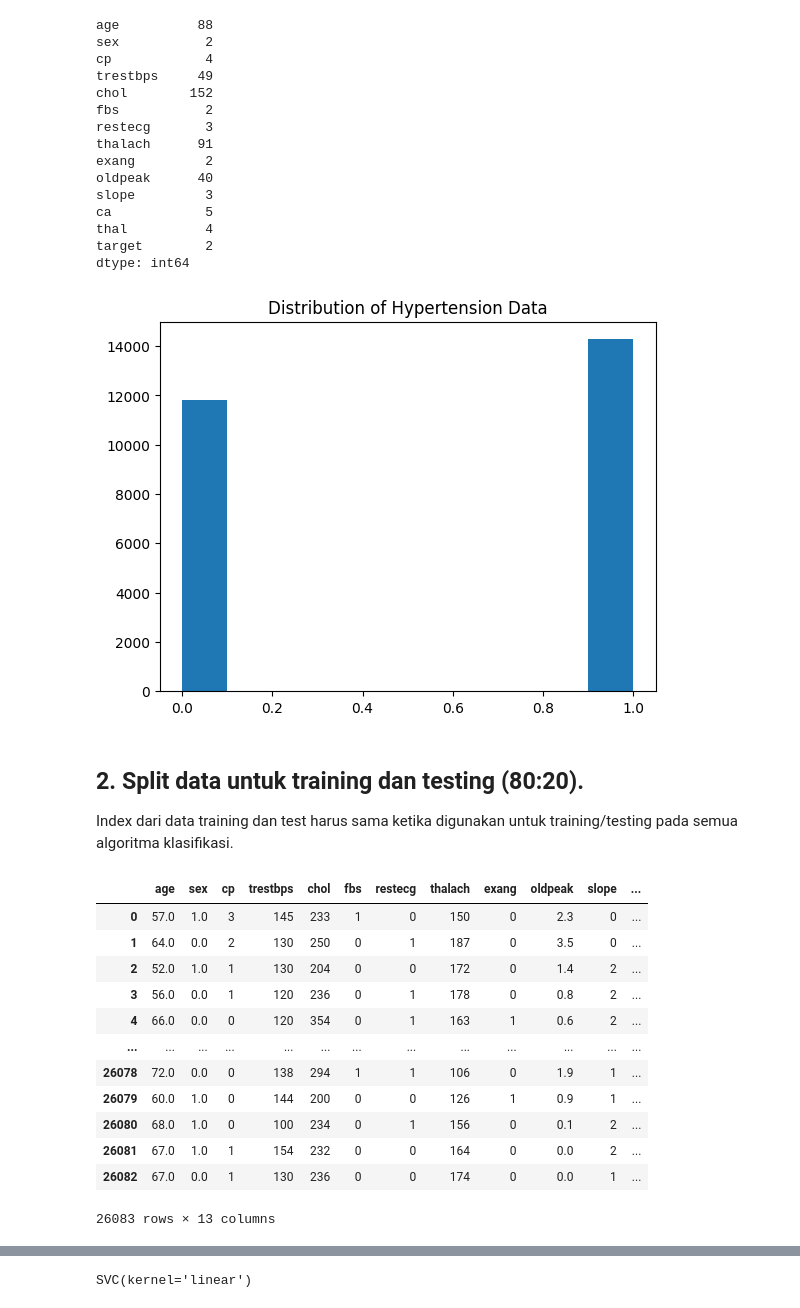
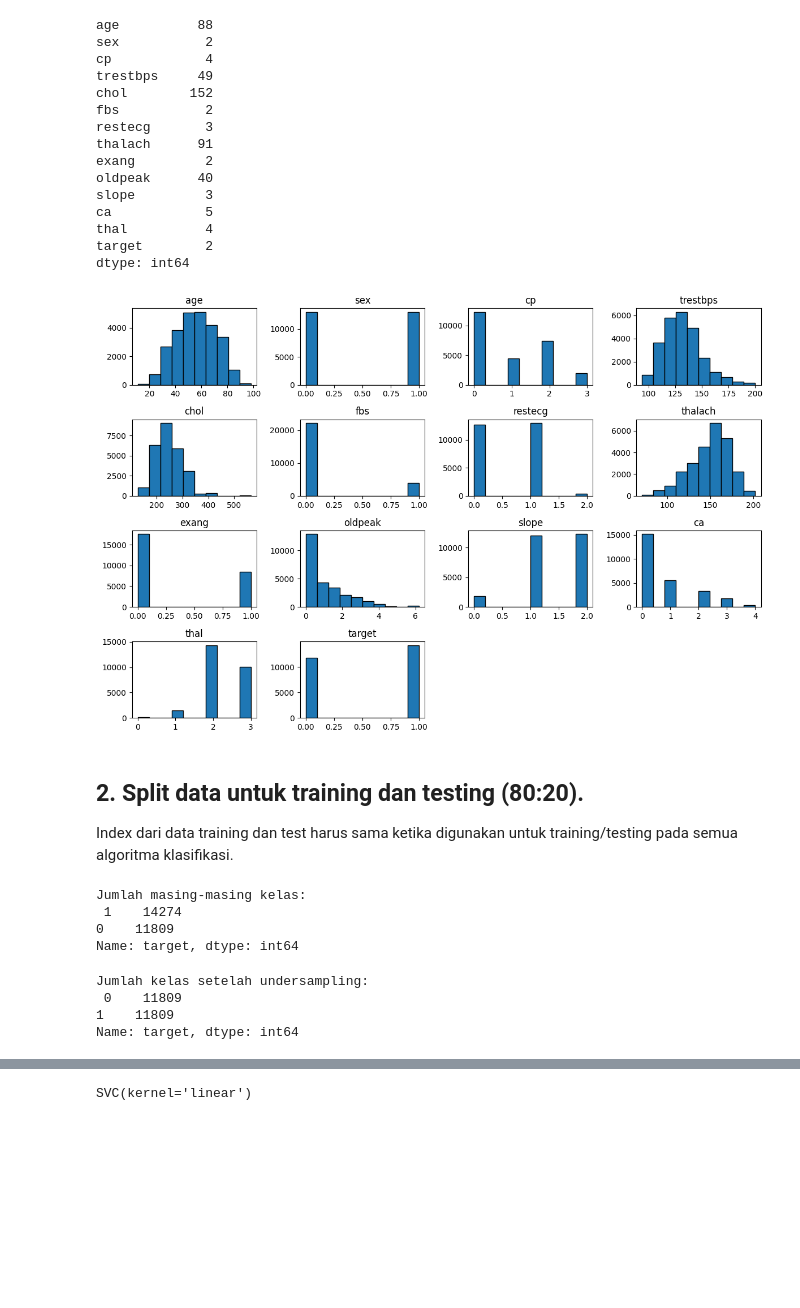
Before and after one commit to saifudienrosyid/finalproject_KKPM, a Jupyter notebook: baseline.ipynb, the cells around one changed output, grey strips where cells are left out. Cells and saved outputs as stored; diff of their text form; code cells hidden in the pictures; blank space fills up the shorter version.

```diff
--- a/baseline.ipynb
+++ b/baseline.ipynb
@@ -87,13 +92,36 @@ ca            5
 thal          4
 target        2
 dtype: int64
-# %%
-plt.hist(x='target', data=df)
-plt.title('Distribution of Hypertension Data')
-plt.show()
-# %% [output]
-[figure, removed]
+# %%
+df.hist(figsize=(12, 8), edgecolor='black', grid=False)
+plt.tight_layout()  # Untuk menghindari tumpang tindih pada label sumbu
+plt.show()
+# %% [output]
+[figure, added]
 # %% [markdown]
 ## 2. Split data untuk training dan testing (80:20).
 Index dari data training dan test harus sama ketika digunakan untuk training/testing pada semua algoritma klasifikasi.
+# %%
+print("Jumlah masing-masing kelas:\n", df['target'].value_counts())
+# %% [output]
+Jumlah masing-masing kelas:
+ 1    14274
+0    11809
+Name: target, dtype: int64
+# %%
+# Splitting fitur dan class
+X = df.drop(columns=['target'])
+y = df['target']
+
+# Terapkan Random Under Sampling
+rus = RandomUnderSampler(random_state=42)
+X_resampled, y_resampled = rus.fit_resample(X, y)
+
+# Cetak jumlah kelas setelah undersampling
+print("Jumlah kelas setelah undersampling:\n", y_resampled.value_counts())
+# %% [output]
+Jumlah kelas setelah undersampling:
+ 0    11809
+1    11809
+Name: target, dtype: int64
 # %%
@@ -106,18 +130,2 @@ X_train, X_test, y_train, y_test = train_test_split(X, y, test_size=0.2, random_
-# %%
-X
-# %% [output]
-|  | age | sex | cp | trestbps | chol | fbs | restecg | thalach | exang | oldpeak | slope | ... |
-| 0 | 57.0 | 1.0 | 3 | 145 | 233 | 1 | 0 | 150 | 0 | 2.3 | 0 | ... |
-| 1 | 64.0 | 0.0 | 2 | 130 | 250 | 0 | 1 | 187 | 0 | 3.5 | 0 | ... |
-| 2 | 52.0 | 1.0 | 1 | 130 | 204 | 0 | 0 | 172 | 0 | 1.4 | 2 | ... |
-| 3 | 56.0 | 0.0 | 1 | 120 | 236 | 0 | 1 | 178 | 0 | 0.8 | 2 | ... |
-| 4 | 66.0 | 0.0 | 0 | 120 | 354 | 0 | 1 | 163 | 1 | 0.6 | 2 | ... |
-| ... | ... | ... | ... | ... | ... | ... | ... | ... | ... | ... | ... | ... |
-| 26078 | 72.0 | 0.0 | 0 | 138 | 294 | 1 | 1 | 106 | 0 | 1.9 | 1 | ... |
-| 26079 | 60.0 | 1.0 | 0 | 144 | 200 | 0 | 0 | 126 | 1 | 0.9 | 1 | ... |
-| 26080 | 68.0 | 1.0 | 0 | 100 | 234 | 0 | 1 | 156 | 0 | 0.1 | 2 | ... |
-| 26081 | 67.0 | 1.0 | 1 | 154 | 232 | 0 | 0 | 164 | 0 | 0.0 | 2 | ... |
-| 26082 | 67.0 | 0.0 | 1 | 130 | 236 | 0 | 0 | 174 | 0 | 0.0 | 1 | ... |
-26083 rows × 13 columns
 # %% [markdown]
 ## 3. Metode klasifikasi:
```
Also changed, not shown: parts of 41 cells of this notebook, 5 other files.
